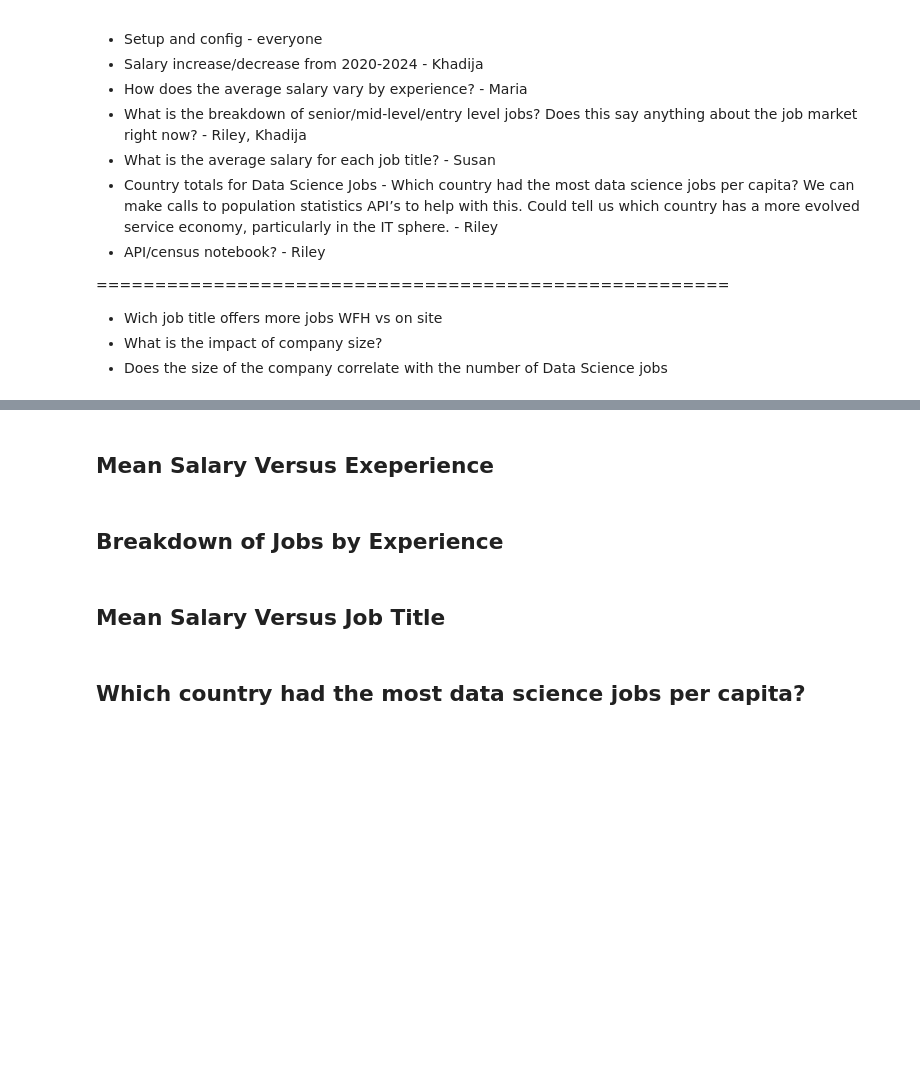
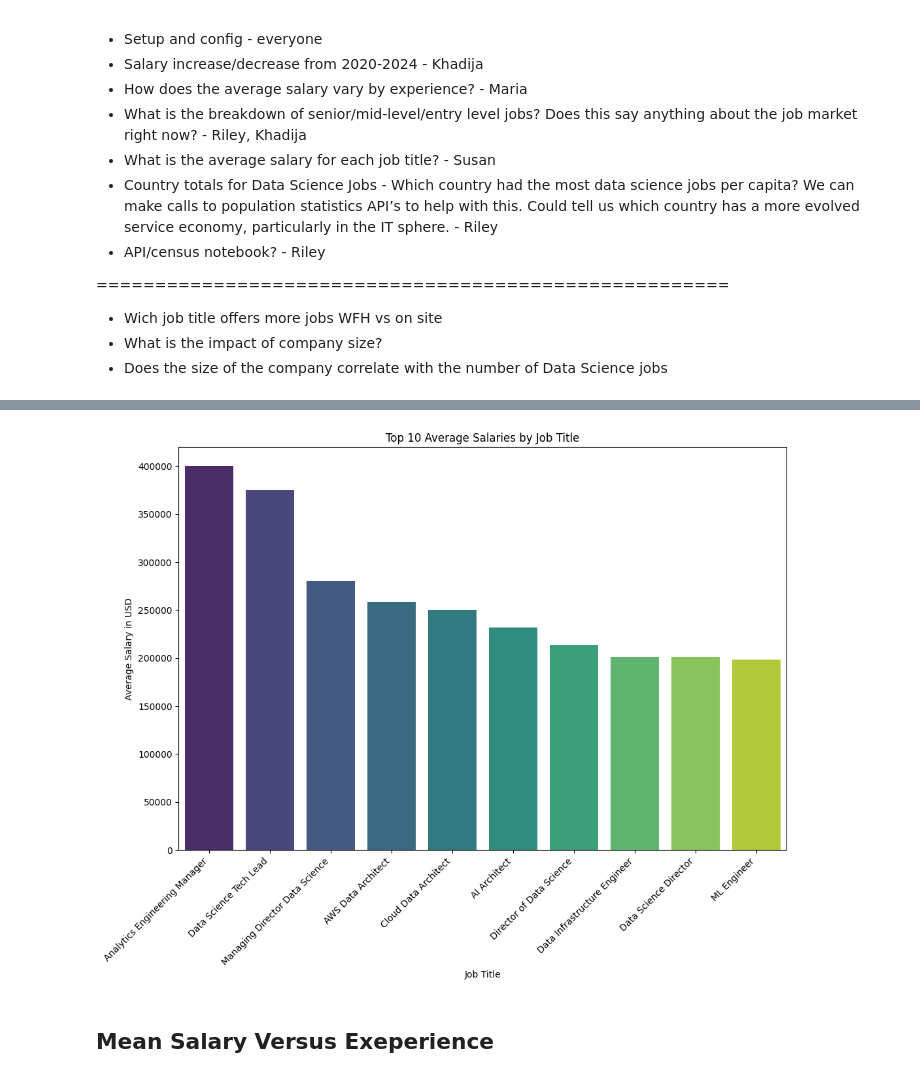
Before and after one commit to TaylorMater/UTA-DAB-Project-1, a Jupyter notebook: scripts/data_science_analysis.ipynb, the cells around one changed output, grey strips where cells are left out. Cells and saved outputs as stored; diff of their text form; code cells hidden in the pictures; blank space fills up the shorter version.

```diff
--- a/scripts/data_science_analysis.ipynb
+++ b/scripts/data_science_analysis.ipynb
@@ -42,8 +100,20 @@ data_science_salaries_df.head()
+# %%
+#
+grouped_data = data_science_salaries_df.groupby('job_title')['salary_in_usd'].mean().reset_index()
+
+# Select top Number job titles based on mean salary
+top_num = 10
+top_jobs = grouped_data.nlargest(top_num, 'salary_in_usd')
+
+# Plot a bar chart for the top Number job titles
+plt.figure(figsize=(12, 8))
+sns.barplot(x='job_title', y='salary_in_usd', hue='job_title', data=top_jobs, palette='viridis', legend=False)
+plt.title(f'Top {top_num} Average Salaries by Job Title')
+plt.xlabel('Job Title')
+plt.ylabel('Average Salary in USD')
+plt.xticks(rotation=45, ha='right')
+plt.show()
+# %% [output]
+[figure, added]
 # %% [markdown]
 ## Mean Salary Versus Exeperience
-# %% [markdown]
-## Breakdown of Jobs by Experience
-# %% [markdown]
-## Mean Salary Versus Job Title
-# %% [markdown]
-## Which country had the most data science jobs per capita?
```
Also changed, not shown: parts of 9 cells of this notebook, 2 other files.
